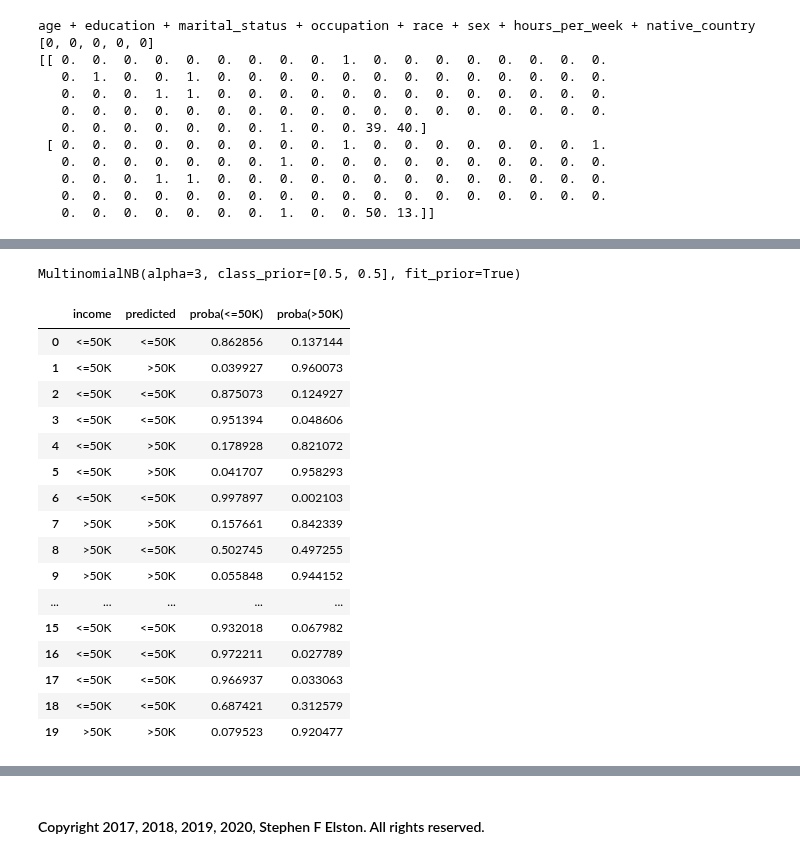
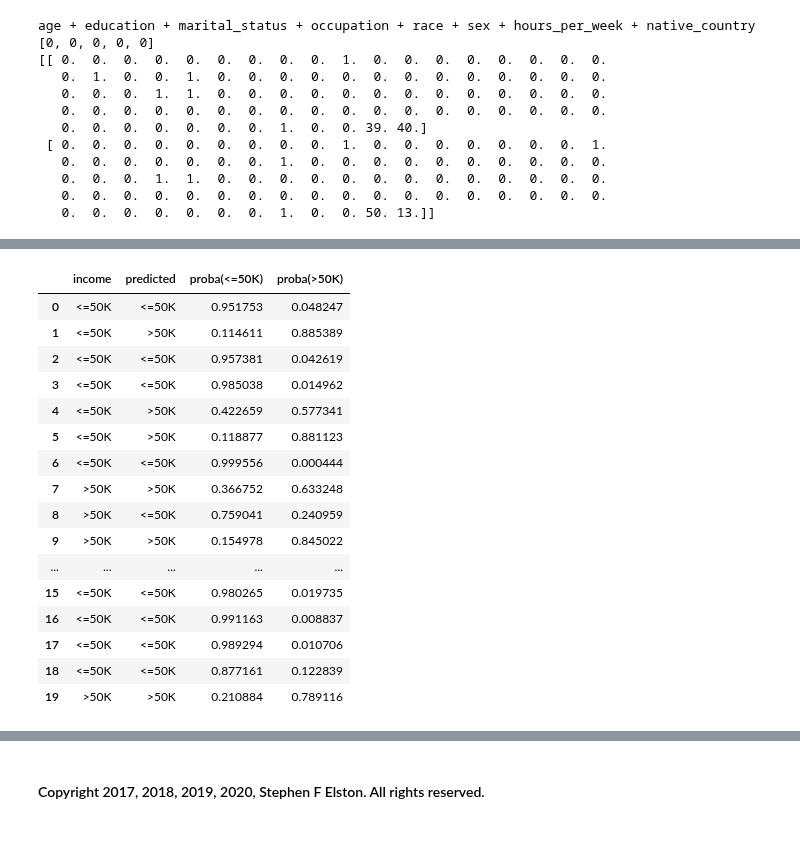
Before and after one commit to StephenElston/DataScience410, a Jupyter notebook: Lecture9/NaiveBayes.ipynb, the cells around one changed output, grey strips where cells are left out. Saved outputs shown, nothing was run; the diff lists cells and outputs as text; code cells hidden in the pictures.

```diff
--- a/Lecture9/NaiveBayes.ipynb
+++ b/Lecture9/NaiveBayes.ipynb
@@ -383,26 +405,24 @@ age + education + marital_status + occupation + race + sex + hours_per_week + na
 # %%
-model_income = sklearn.naive_bayes.MultinomialNB(alpha=3, class_prior=[0.5,0.5])
+nr.seed(44234)
+model_income = sklearn.naive_bayes.MultinomialNB(alpha=0.01)
 model_income.fit(X_income, y_income)
+results_income = predict_results(model_income, X_income, income, 'income', ['>50K','<=50K'])
+results_income[:20]
 # %% [output]
-MultinomialNB(alpha=3, class_prior=[0.5, 0.5], fit_prior=True)
+|  | income | predicted | proba(<=50K) | proba(>50K) |
+| 0 | <=50K | <=50K | 0.951753 | 0.048247 |
+| 1 | <=50K | >50K | 0.114611 | 0.885389 |
+| 2 | <=50K | <=50K | 0.957381 | 0.042619 |
+| 3 | <=50K | <=50K | 0.985038 | 0.014962 |
+| 4 | <=50K | >50K | 0.422659 | 0.577341 |
+| 5 | <=50K | >50K | 0.118877 | 0.881123 |
+| 6 | <=50K | <=50K | 0.999556 | 0.000444 |
+| 7 | >50K | >50K | 0.366752 | 0.633248 |
+| 8 | >50K | <=50K | 0.759041 | 0.240959 |
+| 9 | >50K | >50K | 0.154978 | 0.845022 |
+| ... | ... | ... | ... | ... |
+| 15 | <=50K | <=50K | 0.980265 | 0.019735 |
+| 16 | <=50K | <=50K | 0.991163 | 0.008837 |
+| 17 | <=50K | <=50K | 0.989294 | 0.010706 |
+| 18 | <=50K | <=50K | 0.877161 | 0.122839 |
+| 19 | >50K | >50K | 0.210884 | 0.789116 |
-# %%
-results_income = predict_results(model_income, X_income, income, 'income', ['>50K','<=50K'])
-results_income[:20]
-# %% [output]
-|  | income | predicted | proba(<=50K) | proba(>50K) |
-| 0 | <=50K | <=50K | 0.862856 | 0.137144 |
-| 1 | <=50K | >50K | 0.039927 | 0.960073 |
-| 2 | <=50K | <=50K | 0.875073 | 0.124927 |
-| 3 | <=50K | <=50K | 0.951394 | 0.048606 |
-| 4 | <=50K | >50K | 0.178928 | 0.821072 |
-| 5 | <=50K | >50K | 0.041707 | 0.958293 |
-| 6 | <=50K | <=50K | 0.997897 | 0.002103 |
-| 7 | >50K | >50K | 0.157661 | 0.842339 |
-| 8 | >50K | <=50K | 0.502745 | 0.497255 |
-| 9 | >50K | >50K | 0.055848 | 0.944152 |
-| ... | ... | ... | ... | ... |
-| 15 | <=50K | <=50K | 0.932018 | 0.067982 |
-| 16 | <=50K | <=50K | 0.972211 | 0.027789 |
-| 17 | <=50K | <=50K | 0.966937 | 0.033063 |
-| 18 | <=50K | <=50K | 0.687421 | 0.312579 |
-| 19 | >50K | >50K | 0.079523 | 0.920477 |
```
Also changed, not shown: parts of 39 cells of this notebook.
